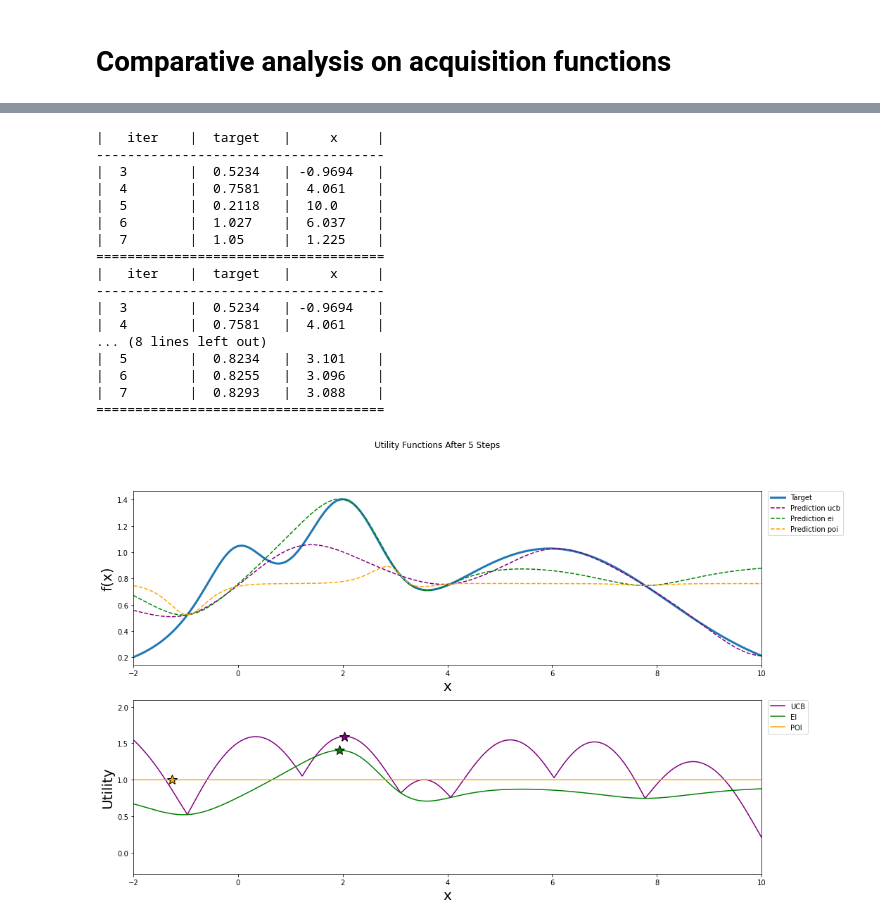
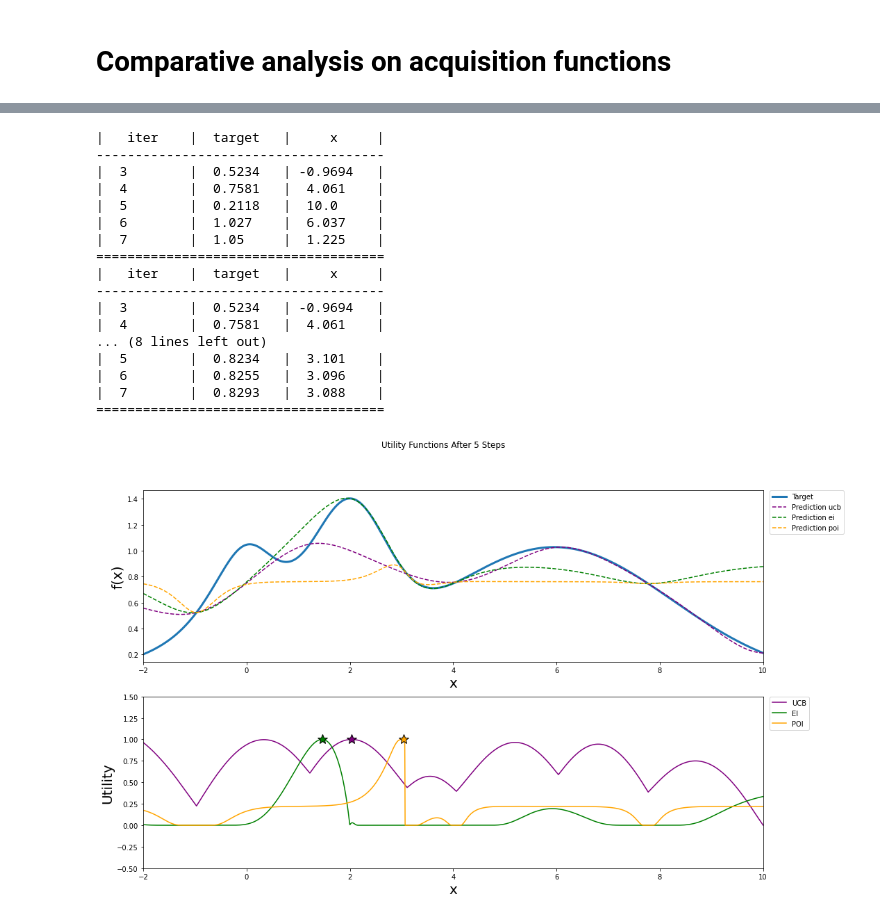
Before and after one commit to MartinaGaravaglia/BayesianOptimization, a Jupyter notebook: examples/plot_acq_func_examples.ipynb, the cells around one changed output, grey strips where cells are left out. Cells and saved outputs as stored; diff of their text form; code cells hidden in the pictures.

```diff
--- a/examples/plot_acq_func_examples.ipynb
+++ b/examples/plot_acq_func_examples.ipynb
@@ -23,11 +24,13 @@ from scipy.optimize import minimize
 x = np.linspace(-2, 10, 10000).reshape(-1,1)
 
 def target(x):
-    return np.exp(-(x - 2)**2) + np.exp(-(x - 6)**2/10) + 1/ (x**2 + 1)
+    return np.exp(-(x - 2)**2) + np.exp(-(x - 6)**2/10) + 1/ (x**2 + 1)  #
 
 optimizer1 = BayesianOptimization(target, {'x': (min(x), max(x))}, random_state=27)
 optimizer2 = BayesianOptimization(target, {'x': (min(x), max(x))}, random_state=27)
 optimizer3 = BayesianOptimization(target, {'x': (min(x), max(x))}, random_state=27)
+
+params = {'ucb': {'kappa': 5, 'xi': 0}, 'ei': {'xi': 0}, 'poi': {'xi': 0.01}}
 # %%
 optimizer1.maximize(init_points=2, n_iter=0, kappa=5)
 optimizer2.maximize(init_points=2, n_iter=0,acq='ei')
@@ -53,27 +56,27 @@ plot_gp(optimizer1,optimizer2,optimizer3, x, target)
 # %%
 optimizer1.maximize(init_points=0, n_iter=5, kappa=5)
 optimizer2.maximize(init_points=0, n_iter=5,acq='ei')
 optimizer3.maximize(init_points=0, n_iter=5,acq='poi')
-plot_gp(optimizer1,optimizer2,optimizer3, x, target)
+plot_gp(optimizer1,optimizer2,optimizer3, x, target, params)
 # %% [output]
 |   iter    |  target   |     x     |
 -------------------------------------
 |  3        |  0.5234   | -0.9694   |
 |  4        |  0.7581   |  4.061    |
 |  5        |  0.2118   |  10.0     |
 |  6        |  1.027    |  6.037    |
 |  7        |  1.05     |  1.225    |
 =====================================
 |   iter    |  target   |     x     |
 -------------------------------------
 |  3        |  0.5234   | -0.9694   |
 |  4        |  0.7581   |  4.061    |
 ... (8 lines left out)
 |  5        |  0.8234   |  3.101    |
 |  6        |  0.8255   |  3.096    |
 |  7        |  0.8293   |  3.088    |
 =====================================
-[figure, old version]
+[figure, new version]
 # %%
 optimizer1.maximize(init_points=0, n_iter=5, kappa=5)
 optimizer2.maximize(init_points=0, n_iter=5,acq='ei')
```
Also changed, not shown: parts of 6 cells of this notebook, 1 other file.
